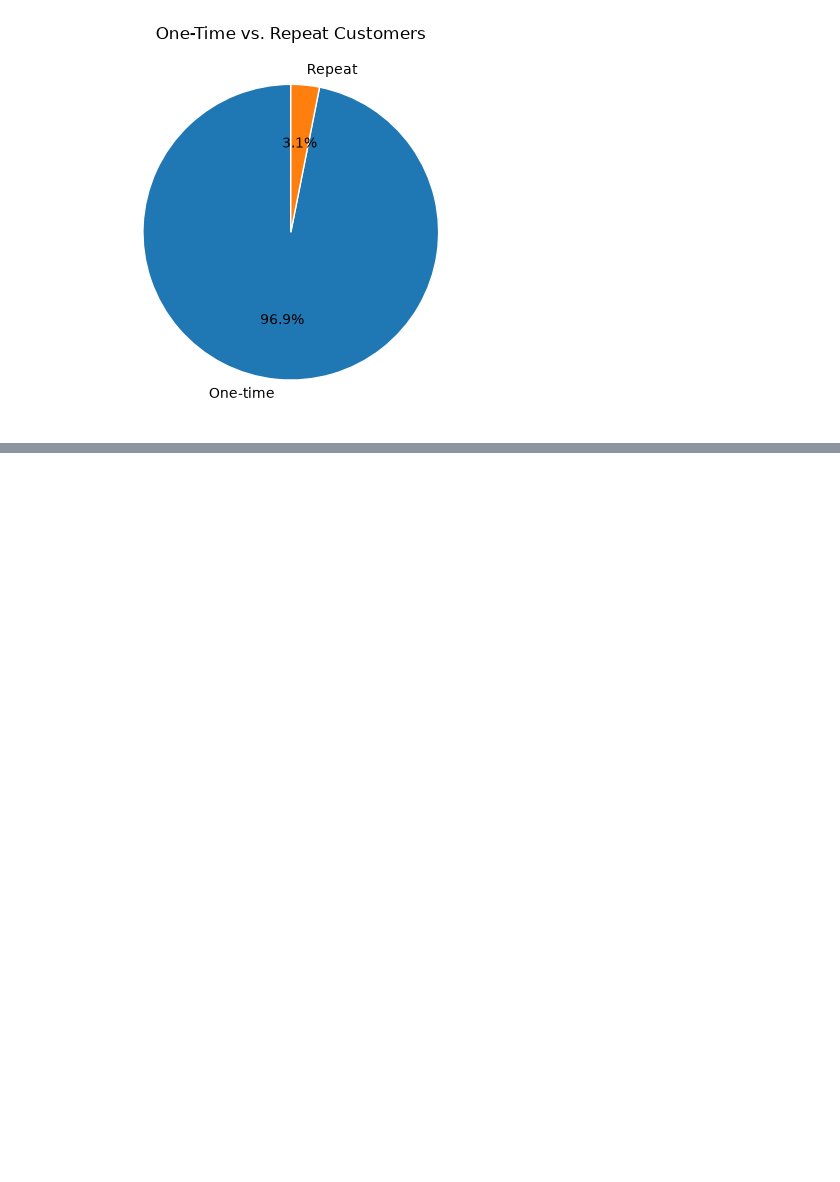
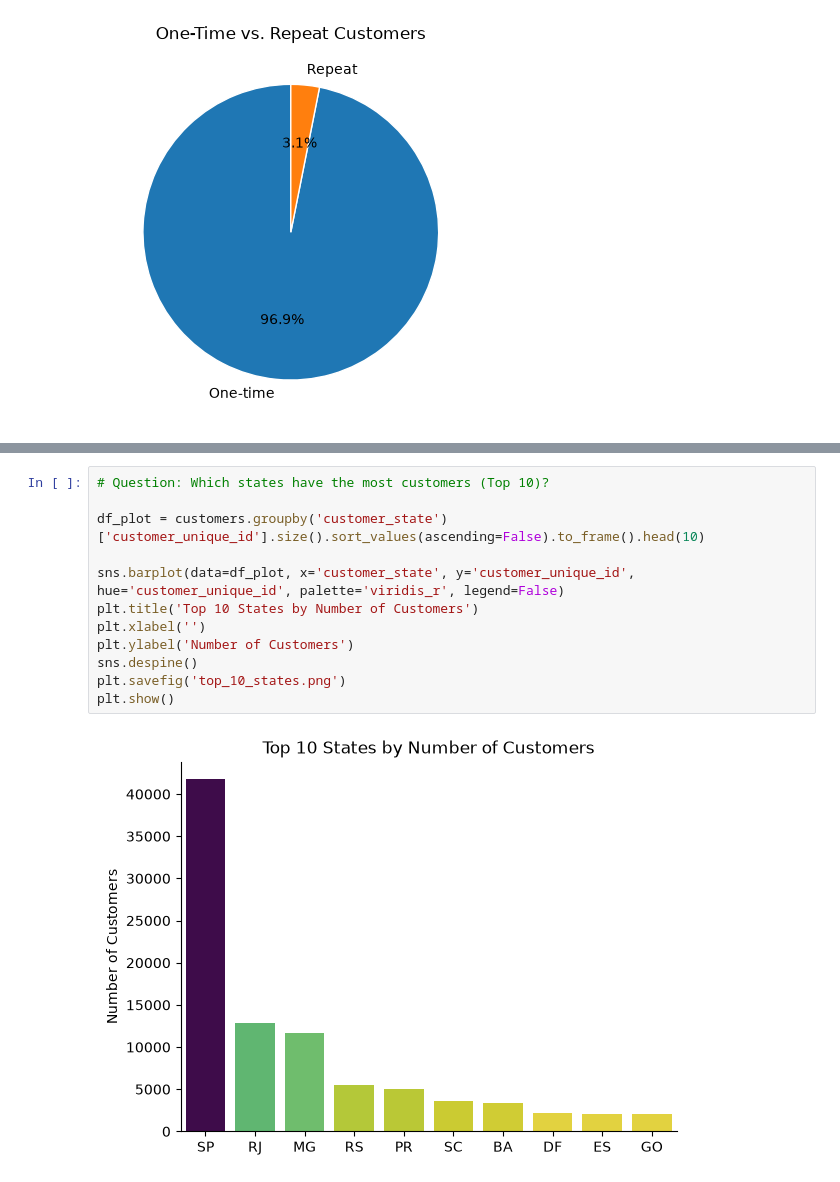
Before and after one commit to kristinamakarin/Olist_Ecommerce_Analysis, a Jupyter notebook: project_python/1_EDA_intro.ipynb, the cells around one changed output, grey strips where cells are left out. Drawn from its saved outputs; the diff is of its cells as text; blank space fills up the shorter version.

```diff
--- a/project_python/1_EDA_intro.ipynb
+++ b/project_python/1_EDA_intro.ipynb
@@ -141,0 +157,14 @@ plt.show()
+# %%
+# Question: Which states have the most customers (Top 10)?
+
+df_plot = customers.groupby('customer_state')['customer_unique_id'].size().sort_values(ascending=False).to_frame().head(10)
+
+sns.barplot(data=df_plot, x='customer_state', y='customer_unique_id', hue='customer_unique_id', palette='viridis_r', legend=False)
+plt.title('Top 10 States by Number of Customers')
+plt.xlabel('')
+plt.ylabel('Number of Customers')
+sns.despine()
+plt.savefig('top_10_states.png')
+plt.show()
+# %% [output]
+[figure, added]
```
Also changed, not shown: parts of 2 cells of this notebook, 2 other files.
